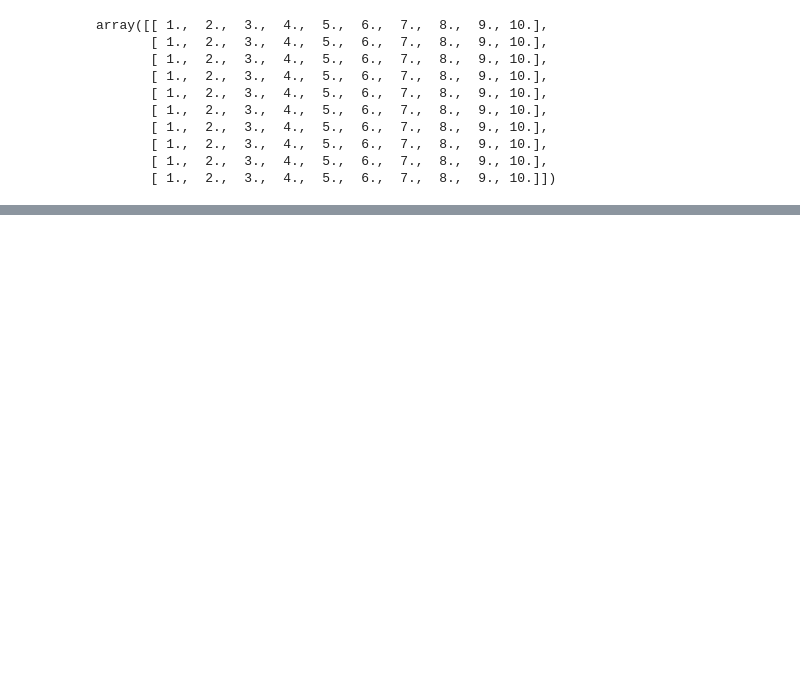
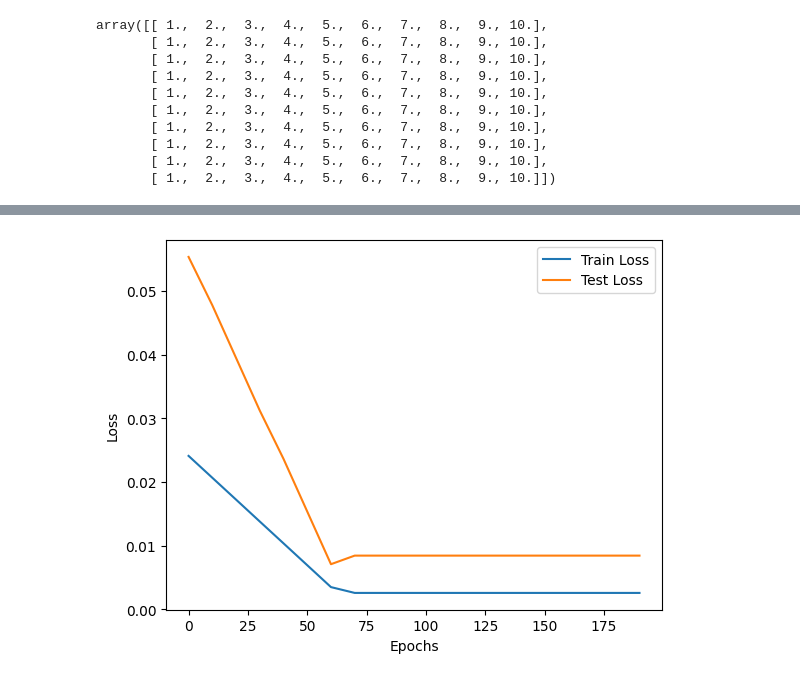
Before and after one commit to dilshvn/fcc-pytorch-for-DL, a Jupyter notebook: PT_fcc.ipynb, the cells around one changed output, grey strips where cells are left out. Cells and saved outputs as stored; diff of their text form; code cells hidden in the pictures; blank space fills up the shorter version.

```diff
--- a/PT_fcc.ipynb
+++ b/PT_fcc.ipynb
@@ -940,0 +1043,30 @@ arr1 = [random.randint(0,1) for i in range(10)]
+# %%
+torch.manual_seed(1234)
+
+epochs = 200
+epoch_count,loss_values, test_loss_values = [],[],[]
+
+# losses = []
+
+for epoch in range(epochs):
+  # training
+  model.train() # requires_grad = True
+  y_pred = model(X_train)
+  loss = loss_fn(y_pred,y_train)
+  # print(loss)
+  # losses.append(loss)
+  optim.zero_grad()
+  loss.backward() # backpropagation
+  optim.step() # gradient descent
+
+  # testing
+  model.eval() # requires_grad = False
+  with torch.inference_mode():
+    y_preds_new = model(X_test)
+    test_loss = loss_fn(y_preds_new,y_test)
+
+  if epoch%10 == 0:
+    epoch_count.append(epoch)
+    loss_values.append(loss)
+    test_loss_values.append(test_loss)
+    print('epoch',epoch,'loss',loss,'test_loss',test_loss)
@@ -940,0 +1114,8 @@ arr1 = [random.randint(0,1) for i in range(10)]
+# %%
+plt.plot(epoch_count,torch.tensor(loss_values), label='Train Loss')
+plt.plot(epoch_count,test_loss_values, label='Test Loss')
+plt.xlabel('Epochs')
+plt.ylabel('Loss')
+plt.legend();
+# %% [output]
+[figure, added]
```
Also changed, not shown: parts of 20 cells of this notebook.
